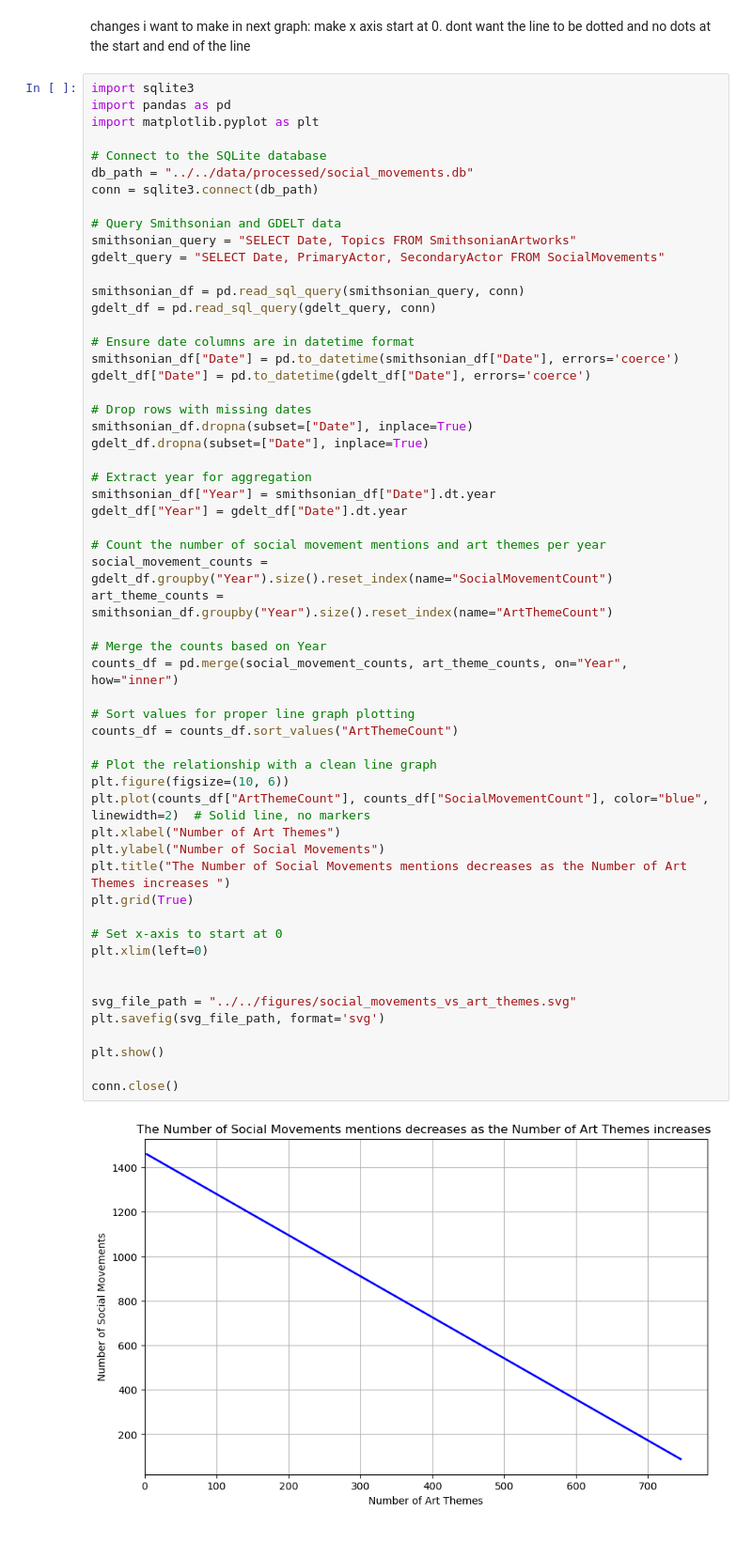
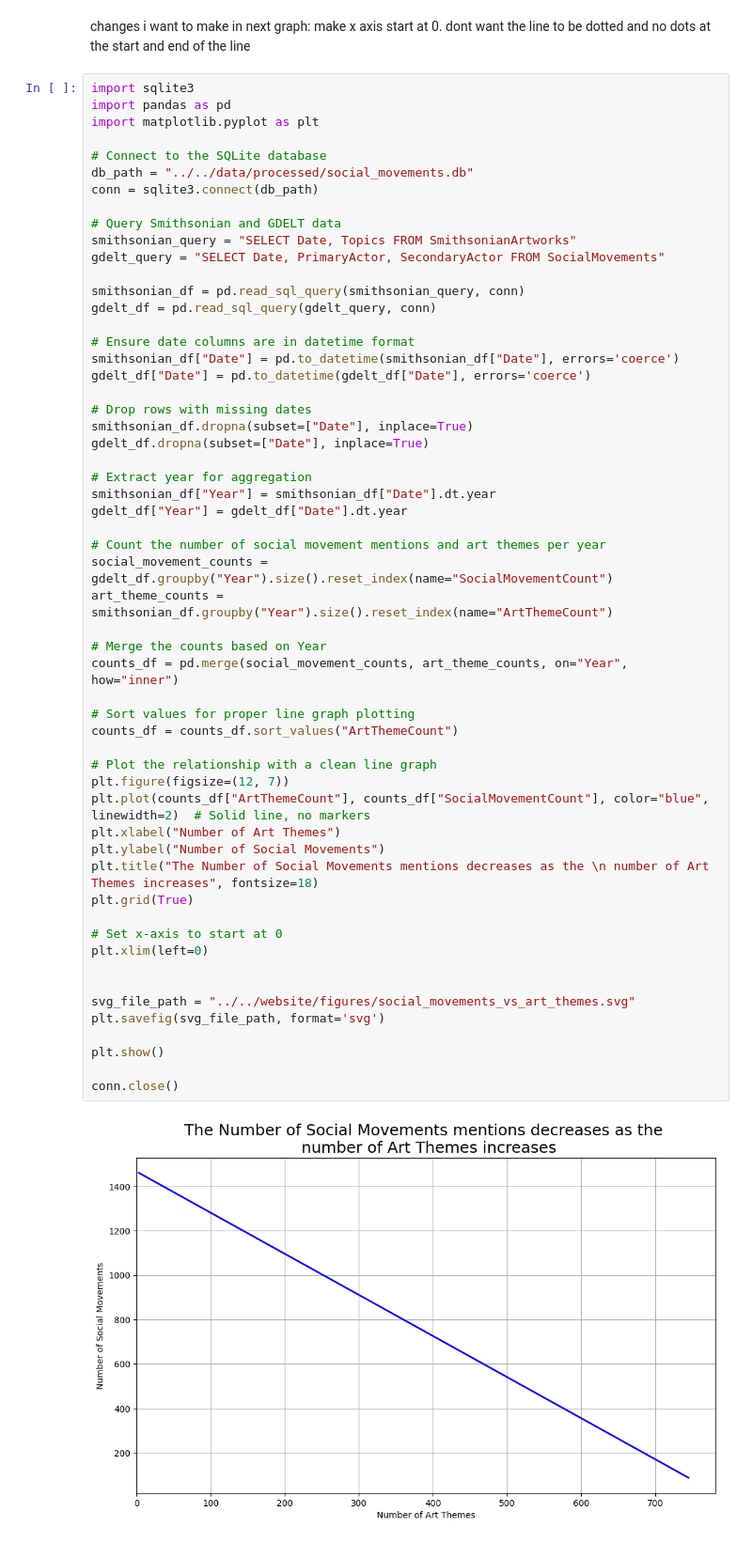
Before and after one commit to lse-ds105/ds105a-2024-project-data_dazzlers, a Jupyter notebook: code/Visualisations/NB03_social_movements_visualisations.ipynb, the cells around one changed output. Shown: that part at 94% size. Drawn from its saved outputs; the diff is of its cells as text.

```diff
--- a/code/Visualisations/NB03_social_movements_visualisations.ipynb
+++ b/code/Visualisations/NB03_social_movements_visualisations.ipynb
@@ -697,34 +697,34 @@ gdelt_df.dropna(subset=["Date"], inplace=True)
 # Extract year for aggregation
 smithsonian_df["Year"] = smithsonian_df["Date"].dt.year
 gdelt_df["Year"] = gdelt_df["Date"].dt.year
 
 # Count the number of social movement mentions and art themes per year
 social_movement_counts = gdelt_df.groupby("Year").size().reset_index(name="SocialMovementCount")
 art_theme_counts = smithsonian_df.groupby("Year").size().reset_index(name="ArtThemeCount")
 
 # Merge the counts based on Year
 counts_df = pd.merge(social_movement_counts, art_theme_counts, on="Year", how="inner")
 
 # Sort values for proper line graph plotting
 counts_df = counts_df.sort_values("ArtThemeCount")
 
 # Plot the relationship with a clean line graph
-plt.figure(figsize=(10, 6))
+plt.figure(figsize=(12, 7))
 plt.plot(counts_df["ArtThemeCount"], counts_df["SocialMovementCount"], color="blue", linewidth=2)  # Solid line, no markers
 plt.xlabel("Number of Art Themes")
 plt.ylabel("Number of Social Movements")
-plt.title("The Number of Social Movements mentions decreases as the Number of Art Themes increases ")
+plt.title("The Number of Social Movements mentions decreases as the \n number of Art Themes increases", fontsize=18)
 plt.grid(True)
 
 # Set x-axis to start at 0
 plt.xlim(left=0)
 
 
-svg_file_path = "../../figures/social_movements_vs_art_themes.svg"
+svg_file_path = "../../website/figures/social_movements_vs_art_themes.svg"
 plt.savefig(svg_file_path, format='svg')
 
 plt.show()
 
 conn.close()
 # %% [output]
-[figure, old version]
+[figure, new version]
```
Also changed, not shown: 14 other files.
